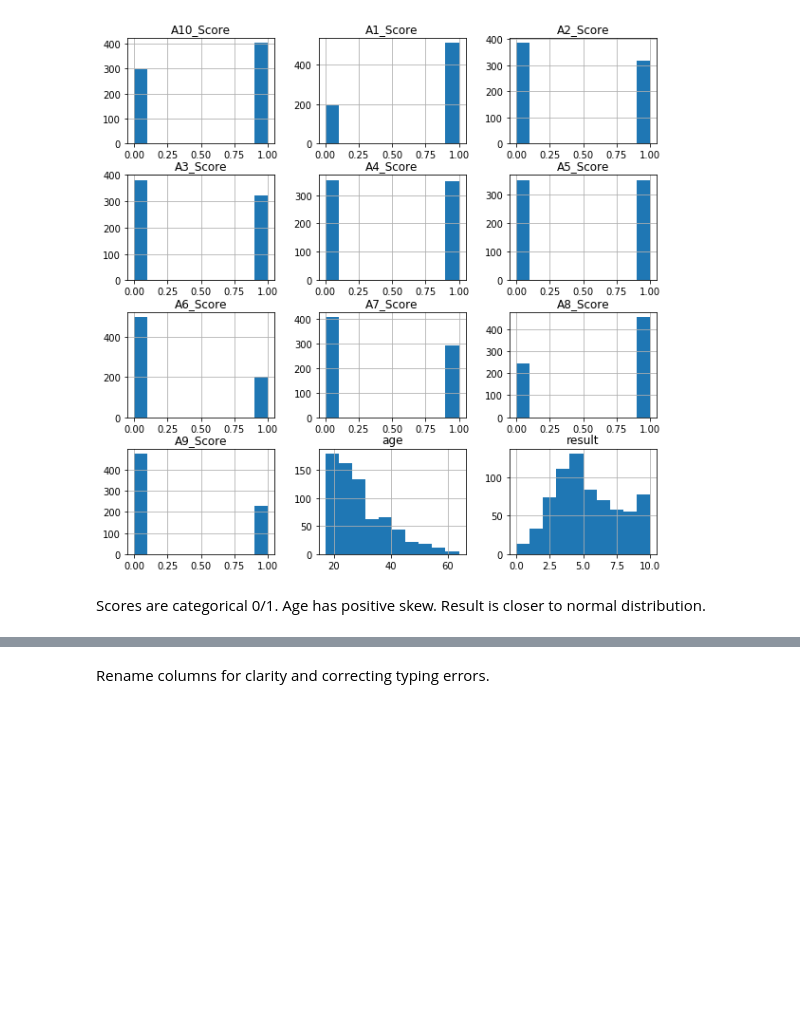
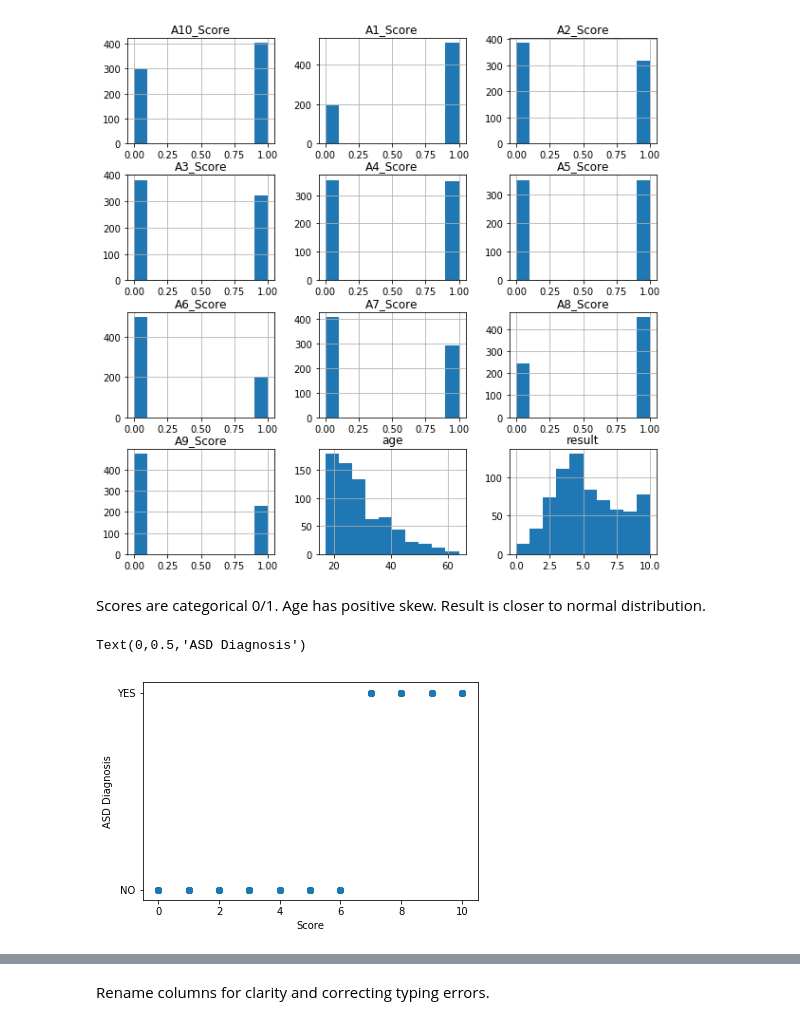
Before and after one commit to jwlunak/dsc-3-final-project-online-ds-sp-000, a Jupyter notebook: student.ipynb, the cells around one changed output, grey strips where cells are left out. Cells and saved outputs as stored; diff of their text form; code cells hidden in the pictures; blank space fills up the shorter version.

```diff
--- a/student.ipynb
+++ b/student.ipynb
@@ -261,3 +262,10 @@ plt.show()
 [figure]
 # %% [markdown]
 Scores are categorical 0/1. Age has positive skew. Result is closer to normal distribution.
+# %%
+plt.scatter(df.result, df['Class/ASD'])
+plt.xlabel('Score')
+plt.ylabel('ASD Diagnosis')
+# %% [output]
+Text(0,0.5,'ASD Diagnosis')
+[figure, added]
```
Also changed, not shown: parts of 12 cells of this notebook.
